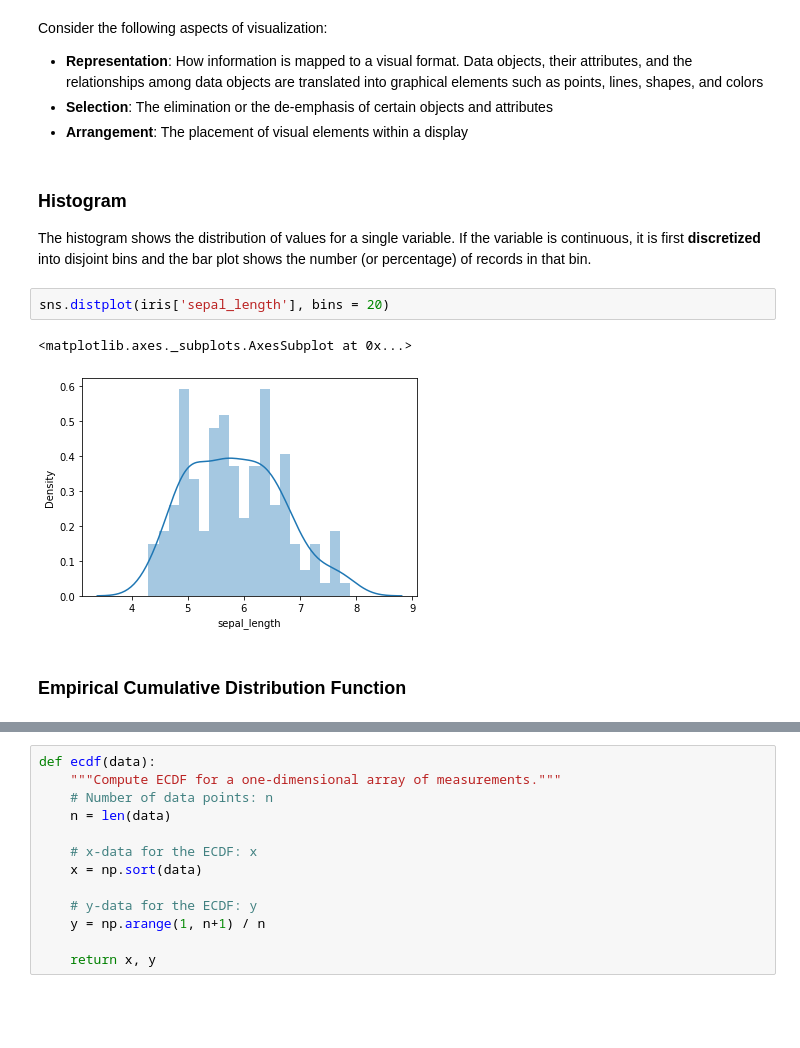
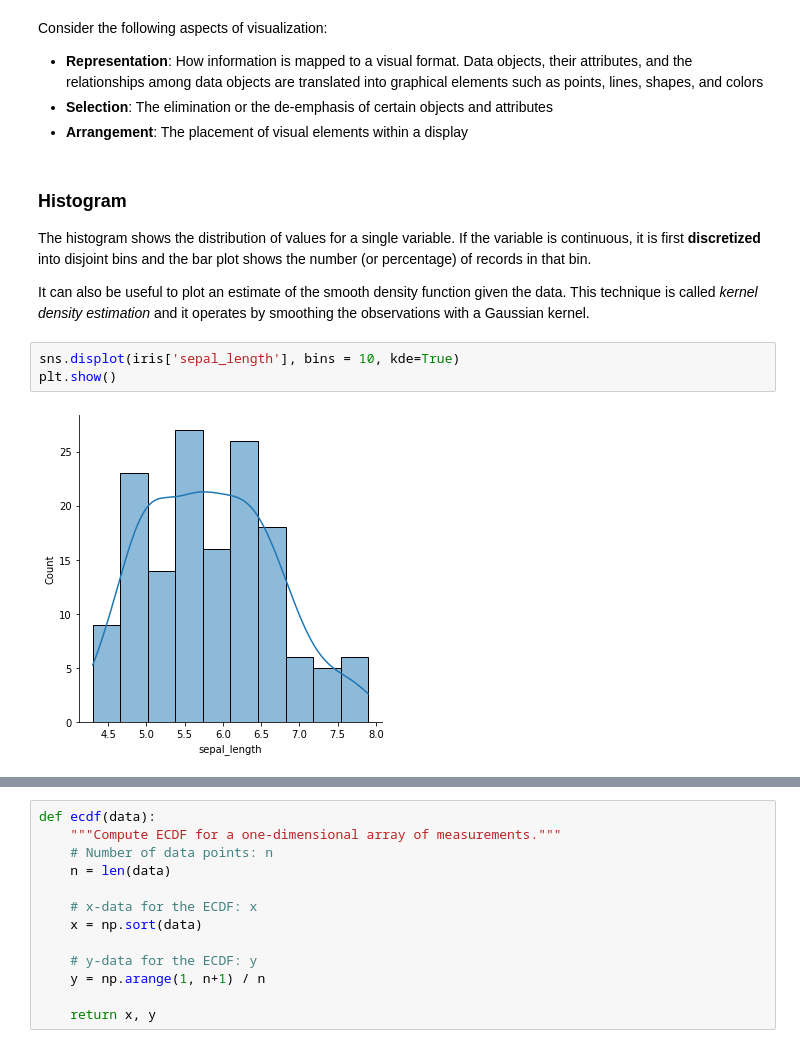
Before and after one commit to insight2action/OSU-DataMining, a Jupyter notebook: 1a_Exploratory_Data_analysis.ipynb, the cells around one changed output, grey strips where cells are left out. Drawn from its saved outputs; the diff is of its cells as text; blank space fills up the shorter version.

```diff
--- a/1a_Exploratory_Data_analysis.ipynb
+++ b/1a_Exploratory_Data_analysis.ipynb
@@ -370,10 +367,10 @@ Consider the following aspects of visualization:
 ### Histogram
 
 The histogram shows the distribution of values for a single variable. If the variable is continuous, it is first **discretized** into disjoint bins and the bar plot shows the number (or percentage) of records in that bin.
+
+It can also be useful to plot an estimate of the smooth density function given the data. This technique is called *kernel density estimation* and it operates by smoothing the observations with a Gaussian kernel.
 # %%
-sns.distplot(iris['sepal_length'], bins = 20)
+sns.displot(iris['sepal_length'], bins = 10, kde=True)
+plt.show()
 # %% [output]
-<matplotlib.axes._subplots.AxesSubplot at 0x...>
-[figure, old version]
+[figure, new version]
-# %% [markdown]
-### Empirical Cumulative Distribution Function
```
Also changed, not shown: parts of 39 cells of this notebook.
